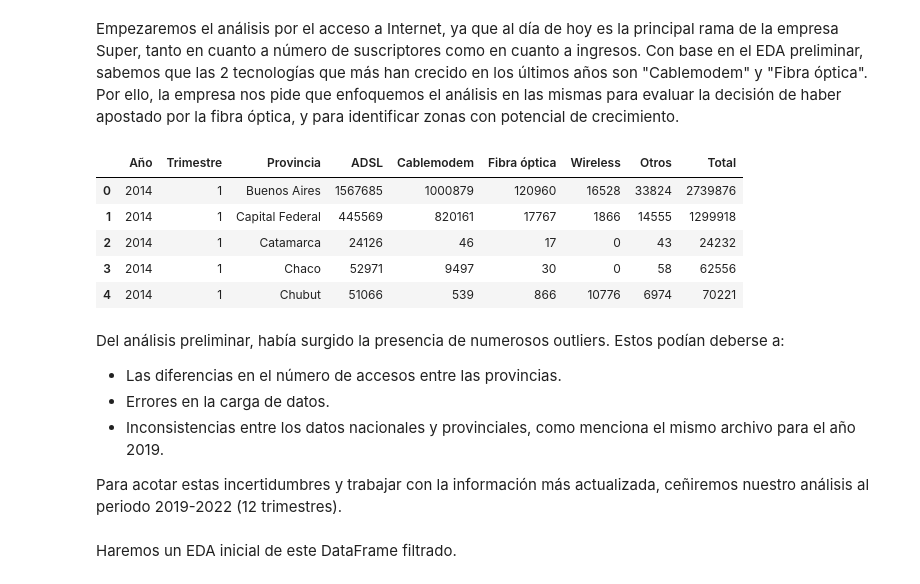
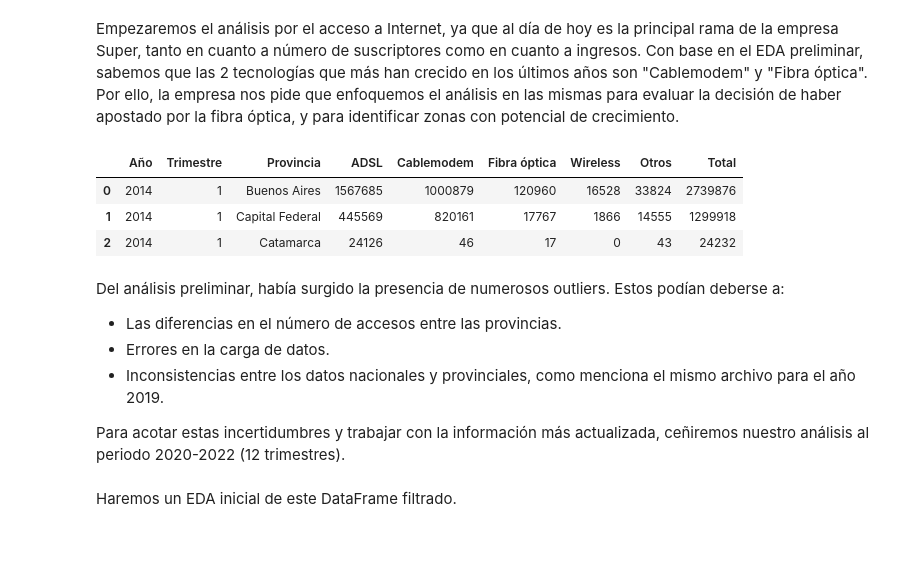
Before and after one commit to dsdrajlin/PI-DA-Telecomunicaciones, a Jupyter notebook: EDA_Super.ipynb, the cells around one changed output. Saved outputs shown, nothing was run; the diff lists cells and outputs as text; code cells hidden in the pictures; blank space fills up the shorter version.

```diff
--- a/EDA_Super.ipynb
+++ b/EDA_Super.ipynb
@@ -20,21 +20,21 @@ from funciones import eda_inicial, get_outliers_df, get_outliers_df_provincia
 sns.set() # Establecer el estilo predeterminado para seaborn.
 warnings.filterwarnings("ignore") # Ignorar todas las advertencias.
 # %%
+# Cargar el archivo como DataFrame.
 tecno_provincia = pd.read_excel("./Datasets/Acceso a Internet fijo por tecnología y provincia.xlsx",
                                   sheet_name="Tecnologia-provincia")
 
-tecno_provincia.head()
+# Visualizar los primeros resultados.
+tecno_provincia.head(3)
 # %% [output]
 |  | Año | Trimestre | Provincia | ADSL | Cablemodem | Fibra óptica | Wireless | Otros | Total |
 | 0 | 2014 | 1 | Buenos Aires | 1567685 | 1000879 | 120960 | 16528 | 33824 | 2739876 |
 | 1 | 2014 | 1 | Capital Federal | 445569 | 820161 | 17767 | 1866 | 14555 | 1299918 |
 | 2 | 2014 | 1 | Catamarca | 24126 | 46 | 17 | 0 | 43 | 24232 |
-| 3 | 2014 | 1 | Chaco | 52971 | 9497 | 30 | 0 | 58 | 62556 |
-| 4 | 2014 | 1 | Chubut | 51066 | 539 | 866 | 10776 | 6974 | 70221 |
 # %% [markdown]
 Del análisis preliminar, había surgido la presencia de numerosos outliers. Estos podían deberse a:
 * Las diferencias en el número de accesos entre las provincias.
 * Errores en la carga de datos.
 * Inconsistencias entre los datos nacionales y provinciales, como menciona el mismo archivo para el año 2019.
 
-Para acotar estas incertidumbres y trabajar con la información más actualizada, ceñiremos nuestro análisis al periodo 2019-2022 (12 trimestres).
+Para acotar estas incertidumbres y trabajar con la información más actualizada, ceñiremos nuestro análisis al periodo 2020-2022 (12 trimestres).
```
Also changed, not shown: parts of 39 cells of this notebook, 1 other file.
